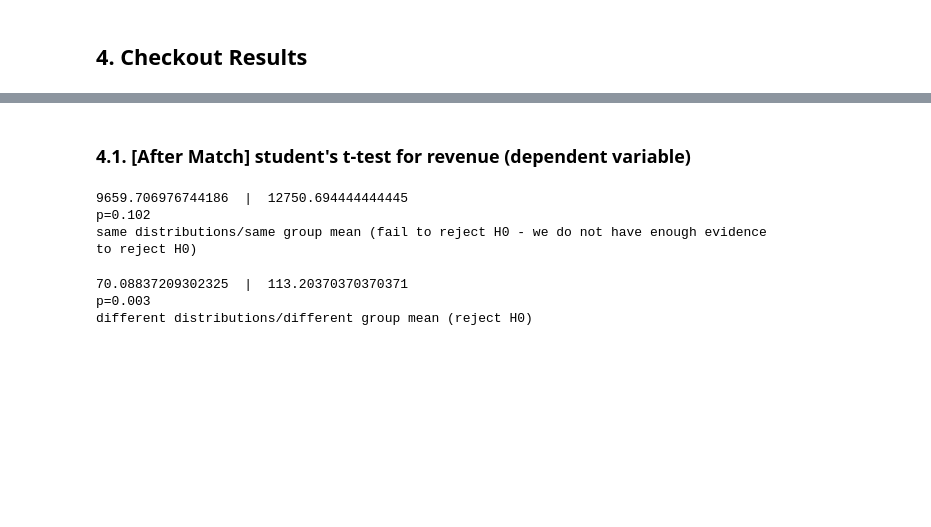
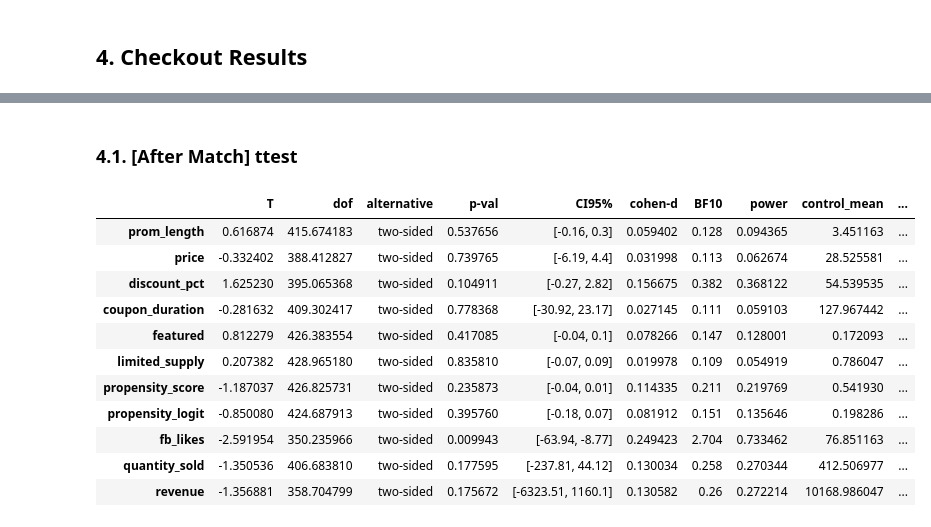
Before and after one commit to 2joonh2/KCB-Mealtable, a Jupyter notebook: python-psm/propensity-score-matching-in-python.ipynb, the cells around one changed output, grey strips where cells are left out. Saved outputs shown, nothing was run; the diff lists cells and outputs as text; code cells hidden in the pictures; blank space fills up the shorter version.

```diff
--- a/python-psm/propensity-score-matching-in-python.ipynb
+++ b/python-psm/propensity-score-matching-in-python.ipynb
@@ -9,6 +12,32 @@ import matplotlib.pyplot as plt
 import seaborn as sns
 import math
 # sns.set()  # set the style
+# %%
+def ttest_df(df, treatment_colname='treatment', cols=[]): # default for every describe-able columns
+
+    df_control=df[df[treatment_colname]==0]
+    df_treatment=df[df[treatment_colname]==1]
+
+    df_=[]
+
+    if cols==[]: iteration_list=df.describe().columns
+    else: iteration_list=cols
+
+    for col in iteration_list:
+
+        # skip ttest for 'treatment' col
+        if col == treatment_colname: continue
+
+        # ttest
+        row_=pg.ttest(df_control[col], df_treatment[col], confidence = 0.95)
+        row_.index=[col]
+        row_['control_mean']=df_control[col].mean()
+        row_['treatment_mean']=df_treatment[col].mean()
+
+        # cumulate
+        df_.append(row_)
+
+    return pd.concat(df_, axis=0)
 # %%
 # !pip install psmpy
 from psmpy import PsmPy
@@ -295,36 +254,17 @@ df_matched_treatment = df_matched[df_matched.treatment==1]
 # %% [markdown]
-### 4.1. \[After Match\] student's t-test for revenue (dependent variable)
+### 4.1. \[After Match\] ttest
-# %%
-print(df_matched_control.revenue.mean()," | ", df_matched_treatment.revenue.mean())
-
-# compare samples
-_, p = ttest_ind(df_matched_control.revenue, df_matched_treatment.revenue)
-print(f'p={p:.3f}')
-
-# interpret
-alpha = 0.05  # significance level
-if p > alpha:
-    print('same distributions/same group mean (fail to reject H0 - we do not have enough evidence to reject H0)')
-else:
-    print('different distributions/different group mean (reject H0)')
-# %% [output]
-9659.706976744186  |  12750.694444444445
-p=0.102
-same distributions/same group mean (fail to reject H0 - we do not have enough evidence to reject H0)
-# %%
-print(df_matched_control.fb_likes.mean()," | ", df_matched_treatment.fb_likes.mean())
-
-# compare samples
-_, p = ttest_ind(df_matched_control.fb_likes, df_matched_treatment.fb_likes)
-print(f'p={p:.3f}')
-
-# interpret
-alpha = 0.05  # significance level
-if p > alpha:
-    print('same distributions/same group mean (fail to reject H0 - we do not have enough evidence to reject H0)')
-else:
-    print('different distributions/different group mean (reject H0)')
-# %% [output]
-70.08837209302325  |  113.20370370370371
-p=0.003
-different distributions/different group mean (reject H0)
+# %%
+ttest_df(df_matched)
+# %% [output]
+|  | T | dof | alternative | p-val | CI95% | cohen-d | BF10 | power | control_mean | ... |
+| prom_length | 0.616874 | 415.674183 | two-sided | 0.537656 | [-0.16, 0.3] | 0.059402 | 0.128 | 0.094365 | 3.451163 | ... |
+| price | -0.332402 | 388.412827 | two-sided | 0.739765 | [-6.19, 4.4] | 0.031998 | 0.113 | 0.062674 | 28.525581 | ... |
+| discount_pct | 1.625230 | 395.065368 | two-sided | 0.104911 | [-0.27, 2.82] | 0.156675 | 0.382 | 0.368122 | 54.539535 | ... |
+| coupon_duration | -0.281632 | 409.302417 | two-sided | 0.778368 | [-30.92, 23.17] | 0.027145 | 0.111 | 0.059103 | 127.967442 | ... |
+| featured | 0.812279 | 426.383554 | two-sided | 0.417085 | [-0.04, 0.1] | 0.078266 | 0.147 | 0.128001 | 0.172093 | ... |
+| limited_supply | 0.207382 | 428.965180 | two-sided | 0.835810 | [-0.07, 0.09] | 0.019978 | 0.109 | 0.054919 | 0.786047 | ... |
+| propensity_score | -1.187037 | 426.825731 | two-sided | 0.235873 | [-0.04, 0.01] | 0.114335 | 0.211 | 0.219769 | 0.541930 | ... |
+| propensity_logit | -0.850080 | 424.687913 | two-sided | 0.395760 | [-0.18, 0.07] | 0.081912 | 0.151 | 0.135646 | 0.198286 | ... |
+| fb_likes | -2.591954 | 350.235966 | two-sided | 0.009943 | [-63.94, -8.77] | 0.249423 | 2.704 | 0.733462 | 76.851163 | ... |
+| quantity_sold | -1.350536 | 406.683810 | two-sided | 0.177595 | [-237.81, 44.12] | 0.130034 | 0.258 | 0.270344 | 412.506977 | ... |
+| revenue | -1.356881 | 358.704799 | two-sided | 0.175672 | [-6323.51, 1160.1] | 0.130582 | 0.26 | 0.272214 | 10168.986047 | ... |
```
Also changed, not shown: parts of 21 cells of this notebook, 2 other files.
